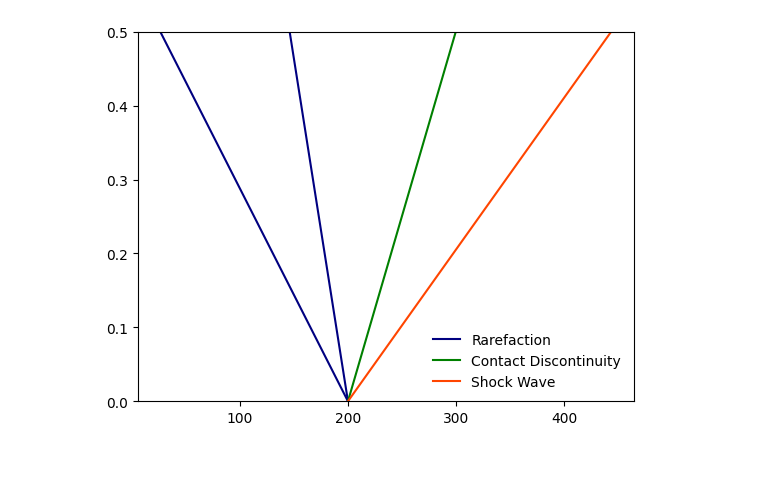
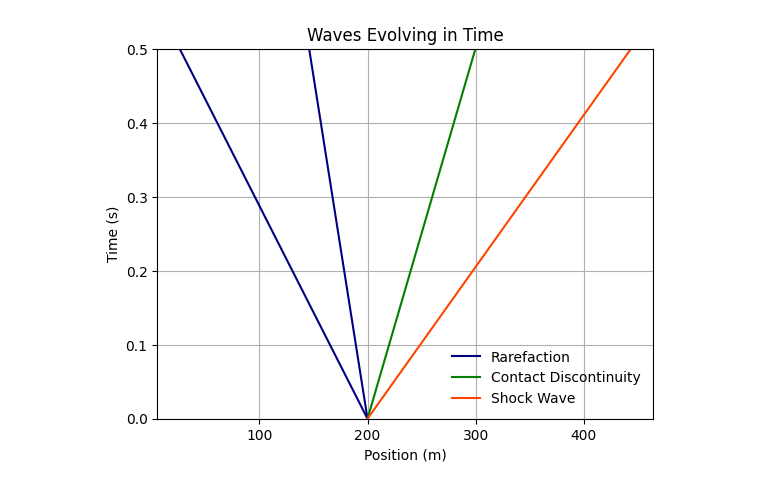
Before and after one commit to ashishd4/UROP, a Jupyter notebook: Week 4/6_6_waves.ipynb, the cells around one changed output. Cells and saved outputs as stored; diff of their text form; code cells hidden in the pictures; blank space fills up the shorter version.

```diff
--- a/Week 4/6_6_waves.ipynb
+++ b/Week 4/6_6_waves.ipynb
@@ -75,12 +75,16 @@ def waves(t_f, points):
 # %%
 t_arr, xhd_arr, xft_arr, xcd_arr, xsh_arr = waves(0.5, 100)
 
 plt.plot(xhd_arr, t_arr, color='navy', label='Rarefaction')
 plt.plot(xft_arr, t_arr, color='navy')
 plt.plot(xcd_arr, t_arr, color='green', label='Contact Discontinuity')
 plt.plot(xsh_arr, t_arr, color='orangered', label='Shock Wave')
 plt.legend(frameon=False)
 plt.ylim(t_arr[0], t_arr[-1])
+plt.title('Waves Evolving in Time')
+plt.ylabel('Time (s)')
+plt.xlabel('Position (m)')
+plt.grid()
 plt.show()
 # %% [output]
-[figure, old version]
+[figure, new version]
```
Also changed, not shown: 6 other files.
